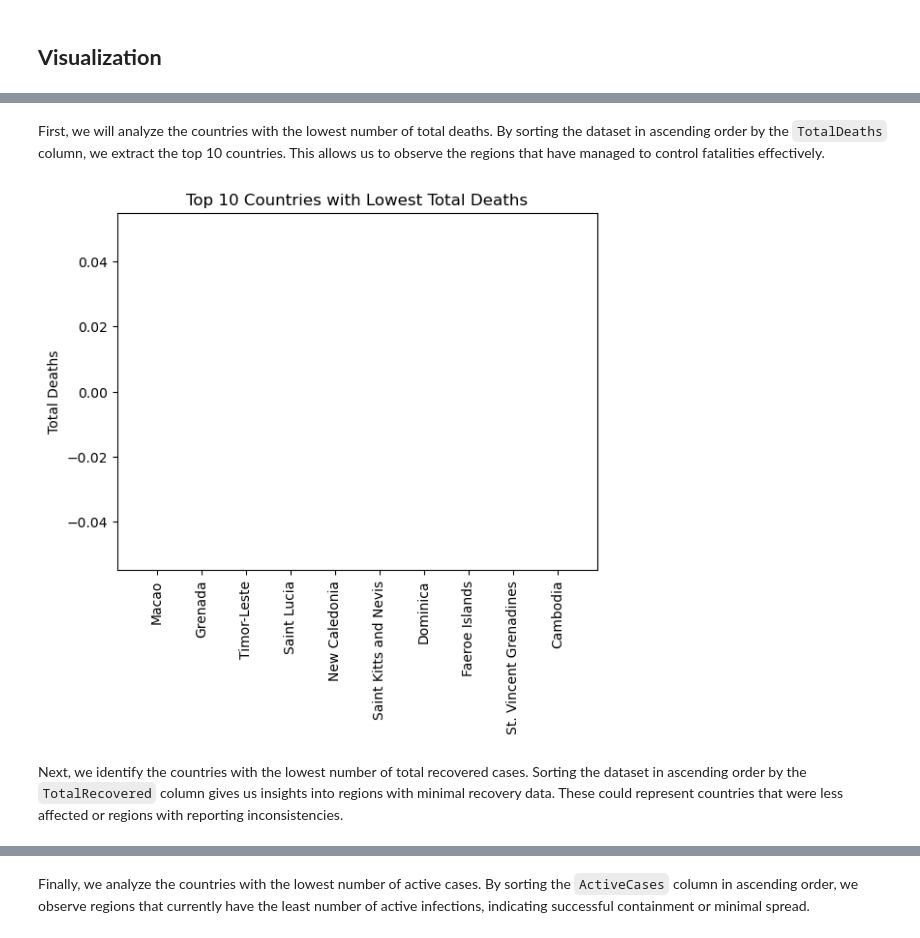
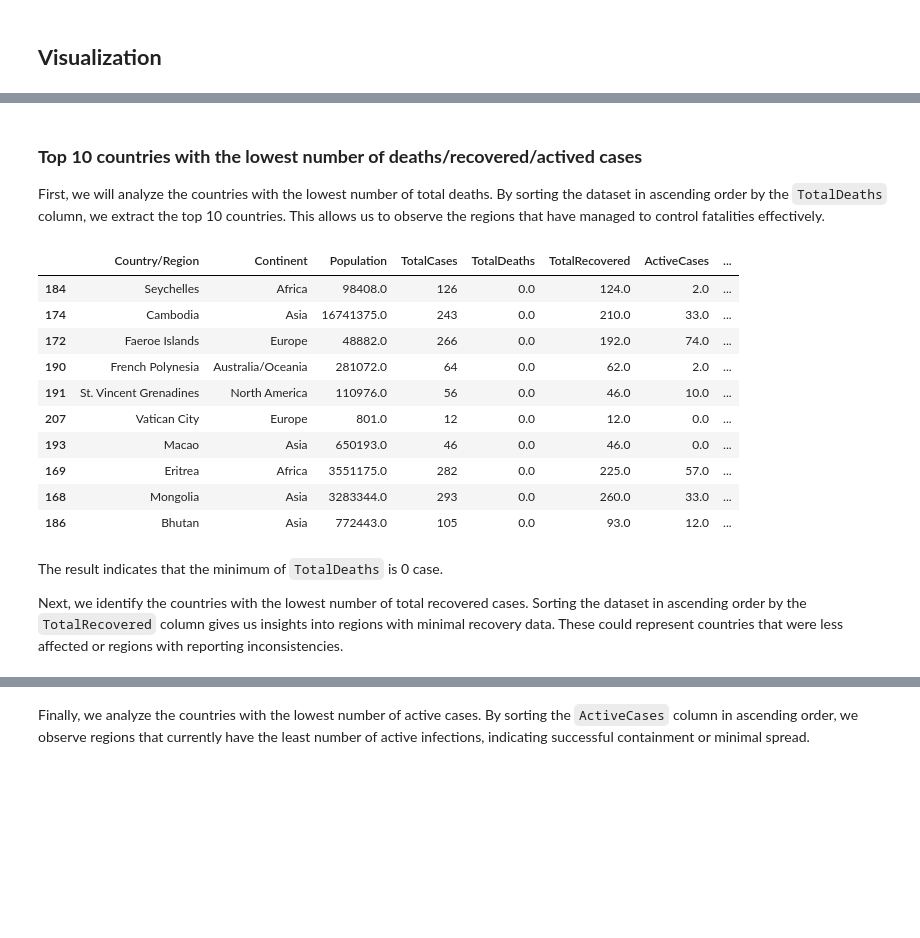
Before and after one commit to dhuyent/DSProgramming-FinalProject, a Jupyter notebook: src/Data_analysis.ipynb, the cells around one changed output, grey strips where cells are left out. Cells and saved outputs as stored; diff of their text form; code cells hidden in the pictures; blank space fills up the shorter version.

```diff
--- a/src/Data_analysis.ipynb
+++ b/src/Data_analysis.ipynb
@@ -195,15 +190,25 @@ correlation_matrix
 # %% [markdown]
+
+### **Top 10 countries with the lowest number of deaths/recovered/actived cases**
 First, we will analyze the countries with the lowest number of total deaths. By sorting the dataset in ascending order by the `TotalDeaths` column, we extract the top 10 countries. This allows us to observe the regions that have managed to control fatalities effectively.
-# %%
-top_10_lowest_deaths = country_df.sort_values(by="TotalDeaths", ascending=True).head(10)
-
-plt.bar(top_10_lowest_deaths["Country/Region"], top_10_lowest_deaths["TotalDeaths"], color='skyblue')
-plt.title("Top 10 Countries with Lowest Total Deaths")
-plt.ylabel("Total Deaths")
-plt.xticks(rotation=90);
-# %% [output]
-[figure, removed]
+# %%
+top_10_lowest_deaths = country_df.sort_values(by="TotalDeaths", ascending=True).head(10)
+top_10_lowest_deaths
+# %% [output]
+|  | Country/Region | Continent | Population | TotalCases | TotalDeaths | TotalRecovered | ActiveCases | ... |
+| 184 | Seychelles | Africa | 98408.0 | 126 | 0.0 | 124.0 | 2.0 | ... |
+| 174 | Cambodia | Asia | 16741375.0 | 243 | 0.0 | 210.0 | 33.0 | ... |
+| 172 | Faeroe Islands | Europe | 48882.0 | 266 | 0.0 | 192.0 | 74.0 | ... |
+| 190 | French Polynesia | Australia/Oceania | 281072.0 | 64 | 0.0 | 62.0 | 2.0 | ... |
+| 191 | St. Vincent Grenadines | North America | 110976.0 | 56 | 0.0 | 46.0 | 10.0 | ... |
+| 207 | Vatican City | Europe | 801.0 | 12 | 0.0 | 12.0 | 0.0 | ... |
+| 193 | Macao | Asia | 650193.0 | 46 | 0.0 | 46.0 | 0.0 | ... |
+| 169 | Eritrea | Africa | 3551175.0 | 282 | 0.0 | 225.0 | 57.0 | ... |
+| 168 | Mongolia | Asia | 3283344.0 | 293 | 0.0 | 260.0 | 33.0 | ... |
+| 186 | Bhutan | Asia | 772443.0 | 105 | 0.0 | 93.0 | 12.0 | ... |
 # %% [markdown]
+The result indicates that the minimum of `TotalDeaths` is 0 case.
+
 Next, we identify the countries with the lowest number of total recovered cases. Sorting the dataset in ascending order by the `TotalRecovered` column gives us insights into regions with minimal recovery data. These could represent countries that were less affected or regions with reporting inconsistencies.
 # %%
 top_10_lowest_recovered = country_df.sort_values(by="TotalRecovered", ascending=True).head(10)
```
Also changed, not shown: parts of 26 cells of this notebook, 1 other file.
